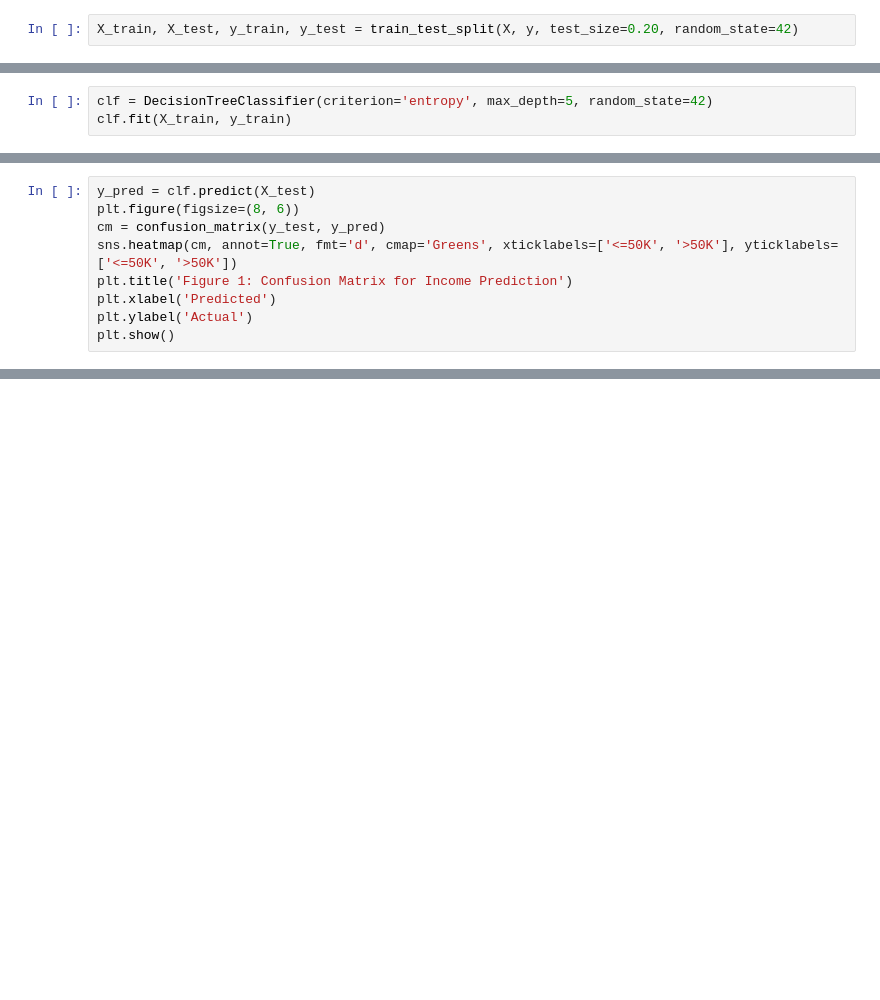
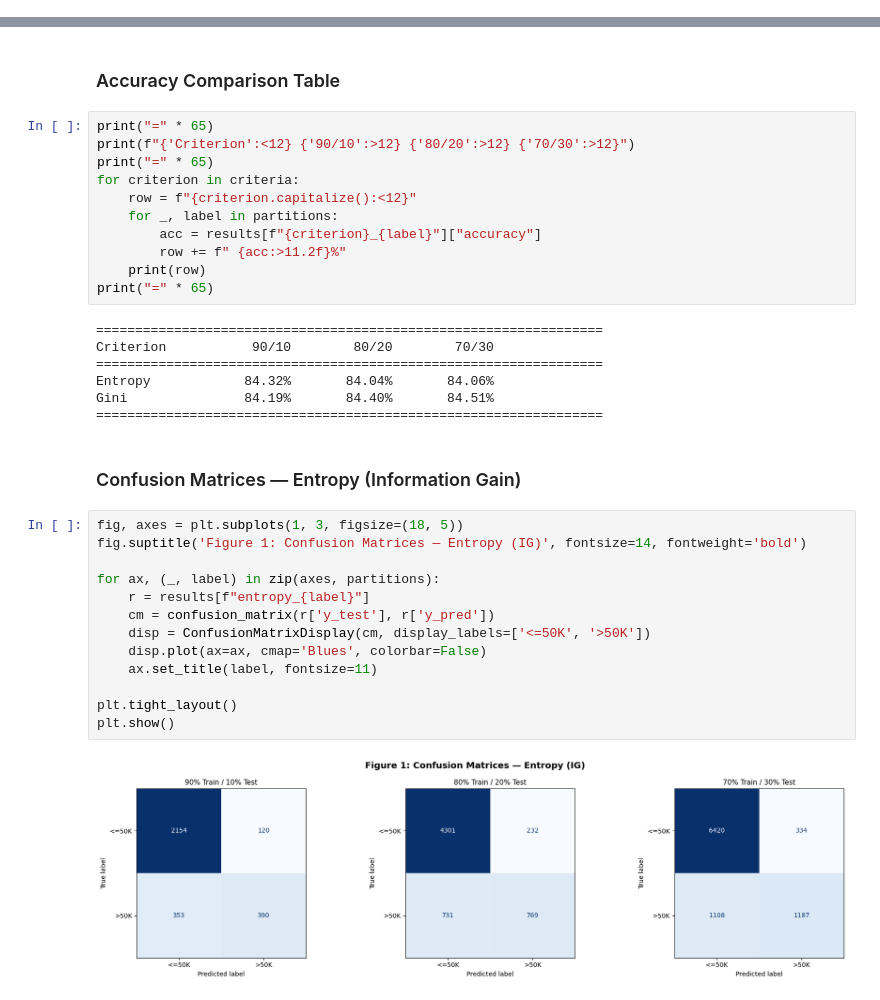
Before and after one commit to Non8q/IT326-Adult-Census-Income, a Jupyter notebook: Phase3.ipynb, the cells around one changed output, grey strips where cells are left out. Drawn from its saved outputs; the diff is of its cells as text; blank space fills up the shorter version.

```diff
--- a/Phase3.ipynb
+++ b/Phase3.ipynb
@@ -22,2 +2,0 @@ y = df['income']
-# %%
-X_train, X_test, y_train, y_test = train_test_split(X, y, test_size=0.20, random_state=42)
@@ -28,3 +2,0 @@ X_train, X_test, y_train, y_test = train_test_split(X, y, test_size=0.20, random
-# %%
-clf = DecisionTreeClassifier(criterion='entropy', max_depth=5, random_state=42)
-clf.fit(X_train, y_train)
@@ -35,9 +2,0 @@ DecisionTreeClassifier(criterion='entropy', max_depth=5, random_state=42)
-# %%
-y_pred = clf.predict(X_test)
-plt.figure(figsize=(8, 6))
-cm = confusion_matrix(y_test, y_pred)
-sns.heatmap(cm, annot=True, fmt='d', cmap='Greens', xticklabels=['<=50K', '>50K'], yticklabels=['<=50K', '>50K'])
-plt.title('Figure 1: Confusion Matrix for Income Prediction')
-plt.xlabel('Predicted')
-plt.ylabel('Actual')
-plt.show()
@@ -126,0 +87,37 @@ Final results saved to 'Final_Project_Results.csv'
+# %% [markdown]
+### Accuracy Comparison Table
+# %%
+print("=" * 65)
+print(f"{'Criterion':<12} {'90/10':>12} {'80/20':>12} {'70/30':>12}")
+print("=" * 65)
+for criterion in criteria:
+    row = f"{criterion.capitalize():<12}"
+    for _, label in partitions:
+        acc = results[f"{criterion}_{label}"]["accuracy"]
+        row += f" {acc:>11.2f}%"
+    print(row)
+print("=" * 65)
+# %% [output]
+=================================================================
+Criterion           90/10        80/20        70/30
+=================================================================
+Entropy            84.32%       84.04%       84.06%
+Gini               84.19%       84.40%       84.51%
+=================================================================
+# %% [markdown]
+### Confusion Matrices — Entropy (Information Gain)
+# %%
+fig, axes = plt.subplots(1, 3, figsize=(18, 5))
+fig.suptitle('Figure 1: Confusion Matrices — Entropy (IG)', fontsize=14, fontweight='bold')
+
+for ax, (_, label) in zip(axes, partitions):
+    r = results[f"entropy_{label}"]
+    cm = confusion_matrix(r['y_test'], r['y_pred'])
+    disp = ConfusionMatrixDisplay(cm, display_labels=['<=50K', '>50K'])
+    disp.plot(ax=ax, cmap='Blues', colorbar=False)
+    ax.set_title(label, fontsize=11)
+
+plt.tight_layout()
+plt.show()
+# %% [output]
+[figure, added]
```
Also changed, not shown: parts of 51 cells of this notebook.
